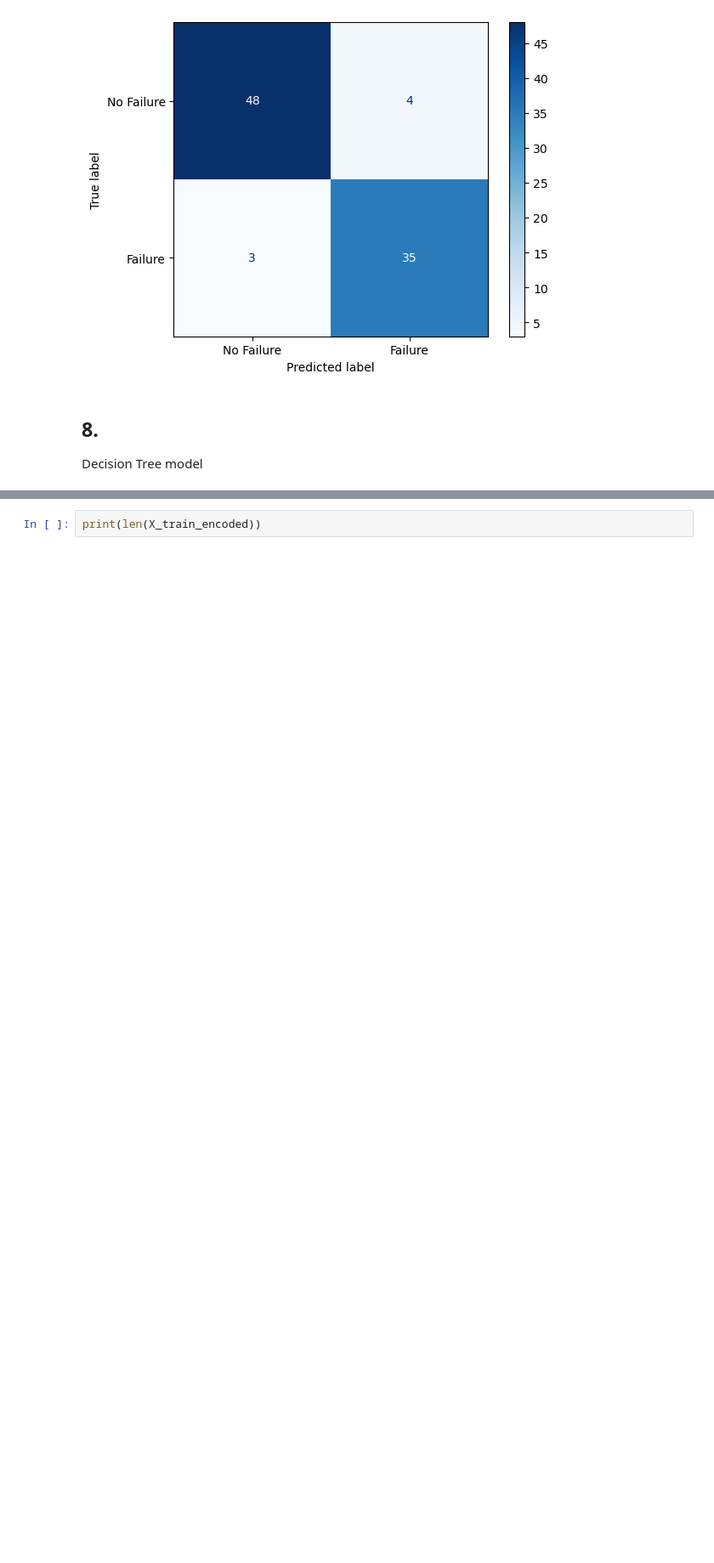
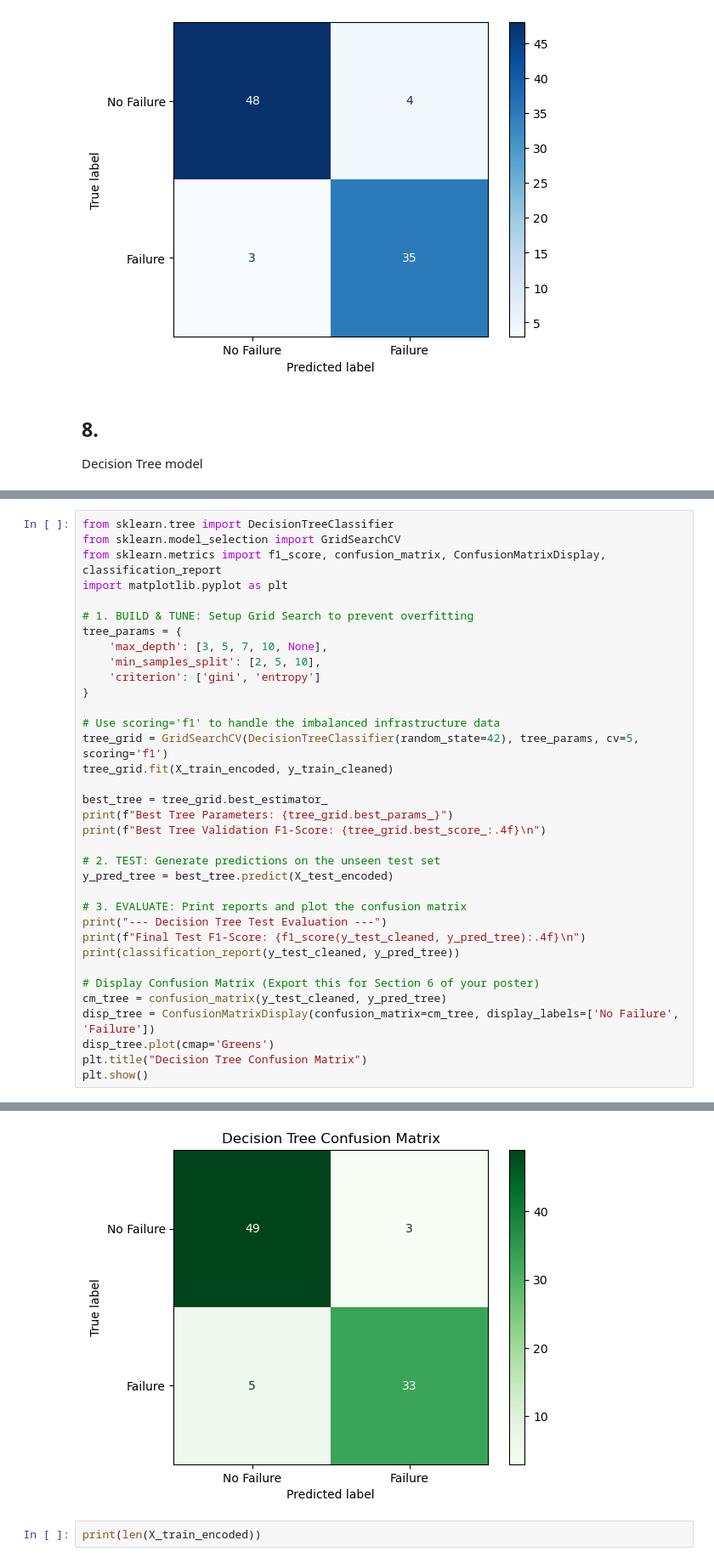
Before and after one commit to dannylee112/Machine-learning-models, a Jupyter notebook: ITNPBD6.ipynb, the cells around one changed output, grey strips where cells are left out. Shown at 85% size. Cells and saved outputs as stored; diff of their text form; blank space fills up the shorter version.

```diff
--- a/ITNPBD6.ipynb
+++ b/ITNPBD6.ipynb
@@ -447 +482,37 @@ tree_clf = tree.DecisionTreeClassifier()
 tree_clf = tree_clf.fit(X_train_encoded, y_train_cleaned)
+# %%
+from sklearn.tree import DecisionTreeClassifier
+from sklearn.model_selection import GridSearchCV
+from sklearn.metrics import f1_score, confusion_matrix, ConfusionMatrixDisplay, classification_report
+import matplotlib.pyplot as plt
+
+# 1. BUILD & TUNE: Setup Grid Search to prevent overfitting
+tree_params = {
+    'max_depth': [3, 5, 7, 10, None],
+    'min_samples_split': [2, 5, 10],
+    'criterion': ['gini', 'entropy']
+}
+
+# Use scoring='f1' to handle the imbalanced infrastructure data
+tree_grid = GridSearchCV(DecisionTreeClassifier(random_state=42), tree_params, cv=5, scoring='f1')
+tree_grid.fit(X_train_encoded, y_train_cleaned)
+
+best_tree = tree_grid.best_estimator_
+print(f"Best Tree Parameters: {tree_grid.best_params_}")
+print(f"Best Tree Validation F1-Score: {tree_grid.best_score_:.4f}\n")
+
+# 2. TEST: Generate predictions on the unseen test set
+y_pred_tree = best_tree.predict(X_test_encoded)
+
+# 3. EVALUATE: Print reports and plot the confusion matrix
+print("--- Decision Tree Test Evaluation ---")
+print(f"Final Test F1-Score: {f1_score(y_test_cleaned, y_pred_tree):.4f}\n")
+print(classification_report(y_test_cleaned, y_pred_tree))
+
+# Display Confusion Matrix (Export this for Section 6 of your poster)
+cm_tree = confusion_matrix(y_test_cleaned, y_pred_tree)
+disp_tree = ConfusionMatrixDisplay(confusion_matrix=cm_tree, display_labels=['No Failure', 'Failure'])
+disp_tree.plot(cmap='Greens')
+plt.title("Decision Tree Confusion Matrix")
+plt.show()
+# %% [output]
@@ -448,3 +533,4 @@ tree_clf = tree_clf.fit(X_train_encoded, y_train_cleaned)
+[figure, added]
 # %%
 print(len(X_train_encoded))
 # %% [output]
```
Also changed, not shown: parts of 34 cells of this notebook.
